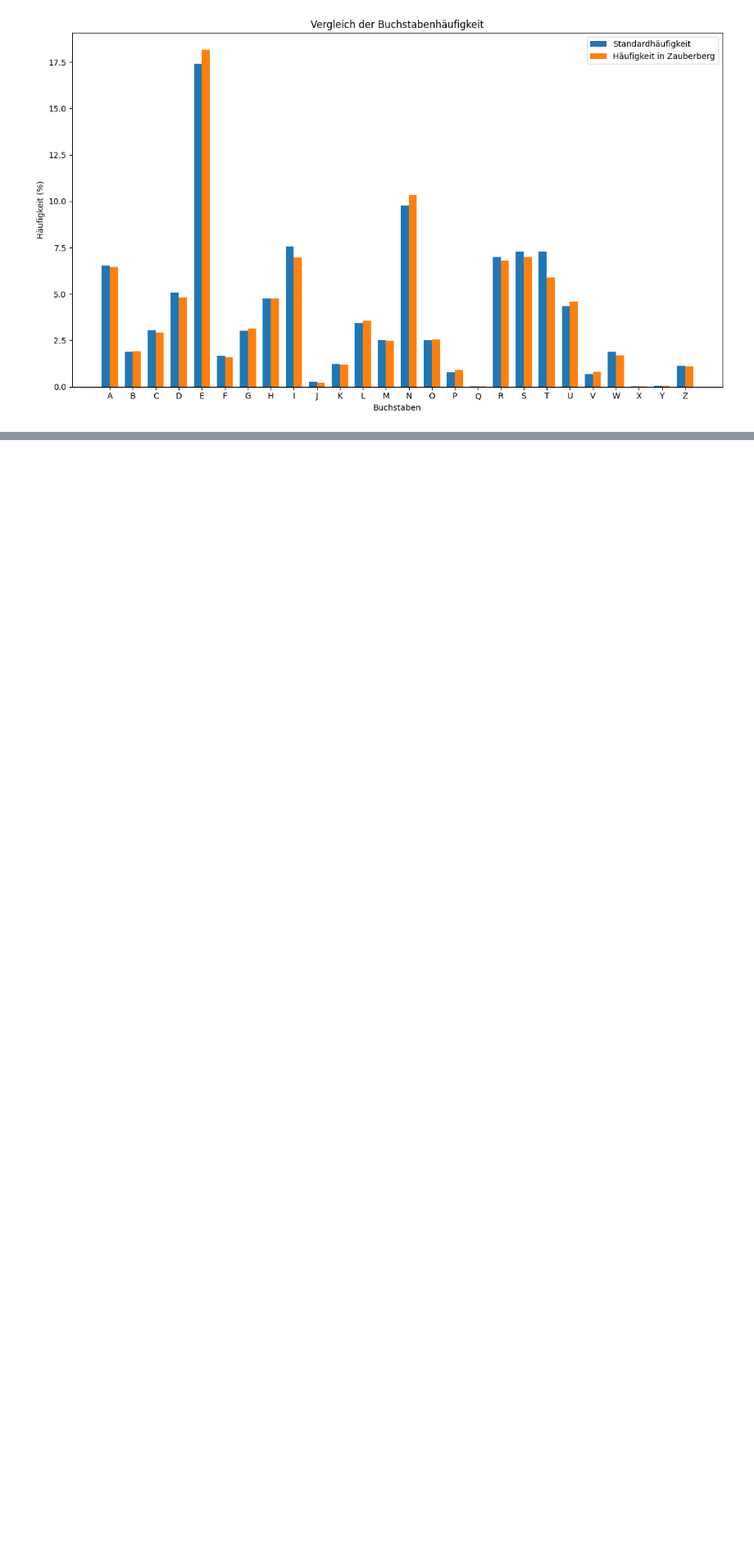
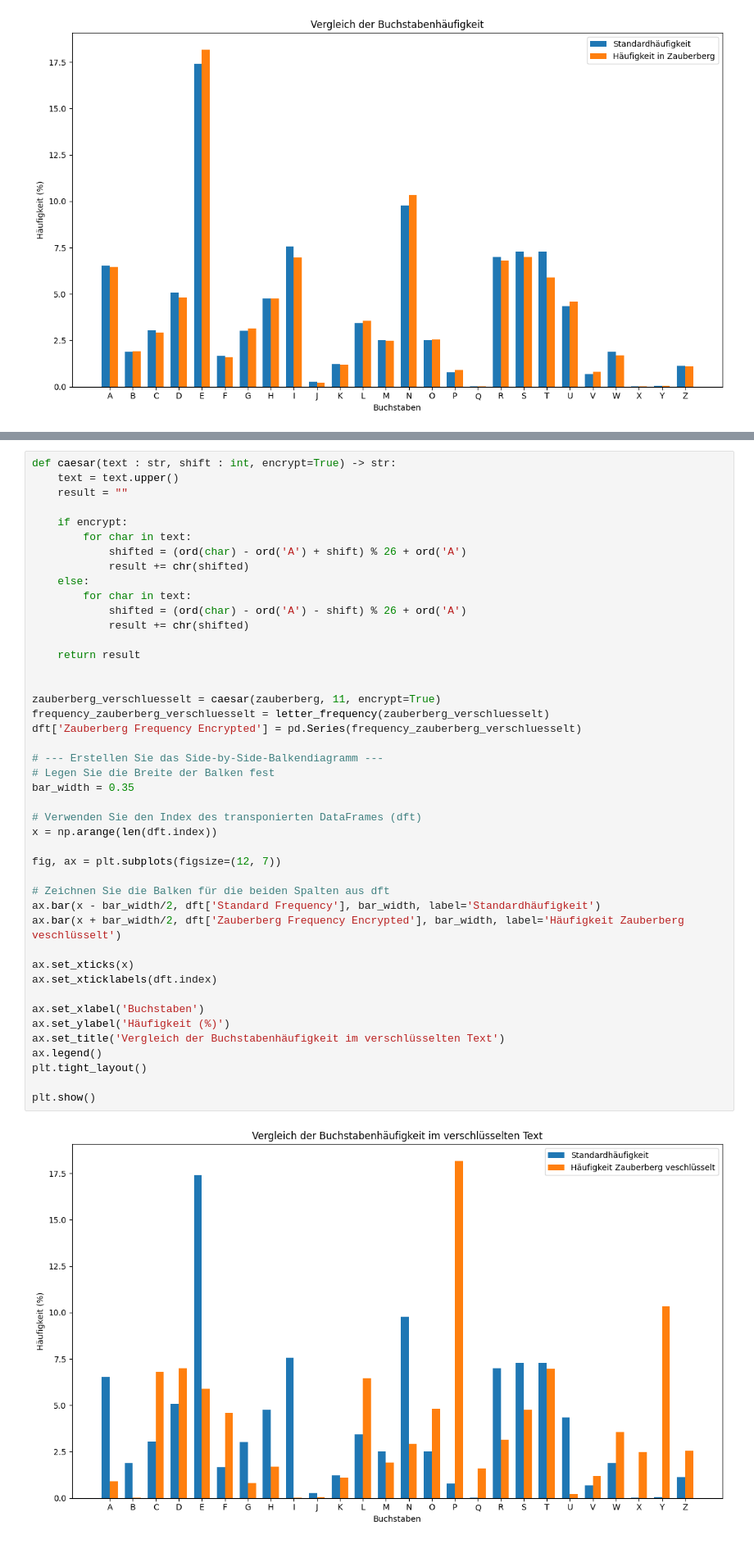
Before and after one commit to SkriptenMk/I_fP_24-28, a Jupyter notebook: docs/250919_vigenere/vigenere.ipynb, the cells around one changed output, grey strips where cells are left out. Shown at 82% size. Drawn from its saved outputs; the diff is of its cells as text; blank space fills up the shorter version.

Commit message:
Ergänze die Grafik zum Verschlüsselten Text

```diff
--- a/docs/250919_vigenere/vigenere.ipynb
+++ b/docs/250919_vigenere/vigenere.ipynb
@@ -152,0 +160,46 @@ plt.show()
+# %%
+def caesar(text : str, shift : int, encrypt=True) -> str:
+    text = text.upper()
+    result = ""
+
+    if encrypt:
+        for char in text:
+            shifted = (ord(char) - ord('A') + shift) % 26 + ord('A')
+            result += chr(shifted)
+    else:
+        for char in text:
+            shifted = (ord(char) - ord('A') - shift) % 26 + ord('A')
+            result += chr(shifted)
+
+    return result
+
+
+zauberberg_verschluesselt = caesar(zauberberg, 11, encrypt=True)
+frequency_zauberberg_verschluesselt = letter_frequency(zauberberg_verschluesselt)
+dft['Zauberberg Frequency Encrypted'] = pd.Series(frequency_zauberberg_verschluesselt)
+
+# --- Erstellen Sie das Side-by-Side-Balkendiagramm ---
+# Legen Sie die Breite der Balken fest
+bar_width = 0.35
+
+# Verwenden Sie den Index des transponierten DataFrames (dft)
+x = np.arange(len(dft.index))
+
+fig, ax = plt.subplots(figsize=(12, 7))
+
+# Zeichnen Sie die Balken für die beiden Spalten aus dft
+ax.bar(x - bar_width/2, dft['Standard Frequency'], bar_width, label='Standardhäufigkeit')
+ax.bar(x + bar_width/2, dft['Zauberberg Frequency Encrypted'], bar_width, label='Häufigkeit Zauberberg veschlüsselt')
+
+ax.set_xticks(x)
+ax.set_xticklabels(dft.index)
+
+ax.set_xlabel('Buchstaben')
+ax.set_ylabel('Häufigkeit (%)')
+ax.set_title('Vergleich der Buchstabenhäufigkeit im verschlüsselten Text')
+ax.legend()
+plt.tight_layout()
+
+plt.show()
+# %% [output]
+[figure, added]
```
Also changed, not shown: parts of 3 cells of this notebook.
